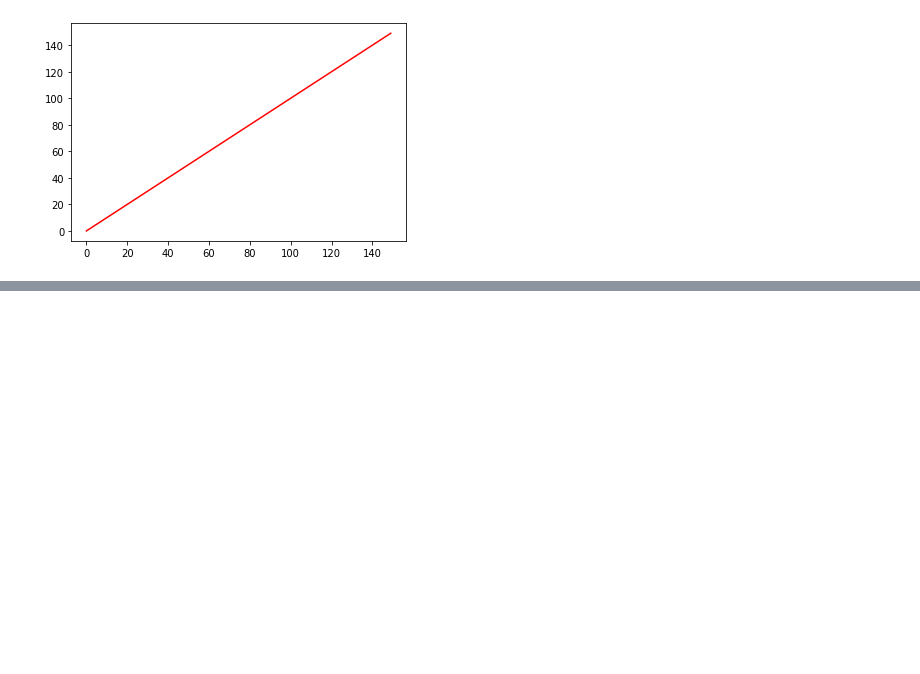
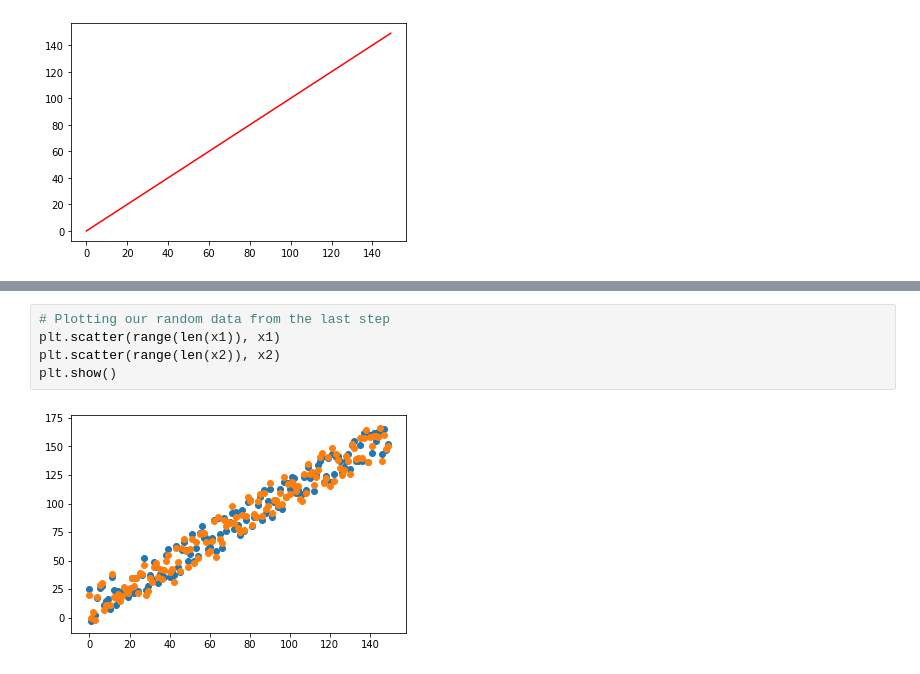
Before and after one commit to SaraPena/resources, a Jupyter notebook: matplotlib_intro_lesson.ipynb, the cells around one changed output, grey strips where cells are left out. Cells and saved outputs as stored; diff of their text form; blank space fills up the shorter version.

```diff
--- a/matplotlib_intro_lesson.ipynb
+++ b/matplotlib_intro_lesson.ipynb
@@ -36,0 +50,7 @@ plt.show()
+# %%
+# Plotting our random data from the last step
+plt.scatter(range(len(x1)), x1)
+plt.scatter(range(len(x2)), x2)
+plt.show()
+# %% [output]
+[figure, added]
```
Also changed, not shown: parts of 6 cells of this notebook.
